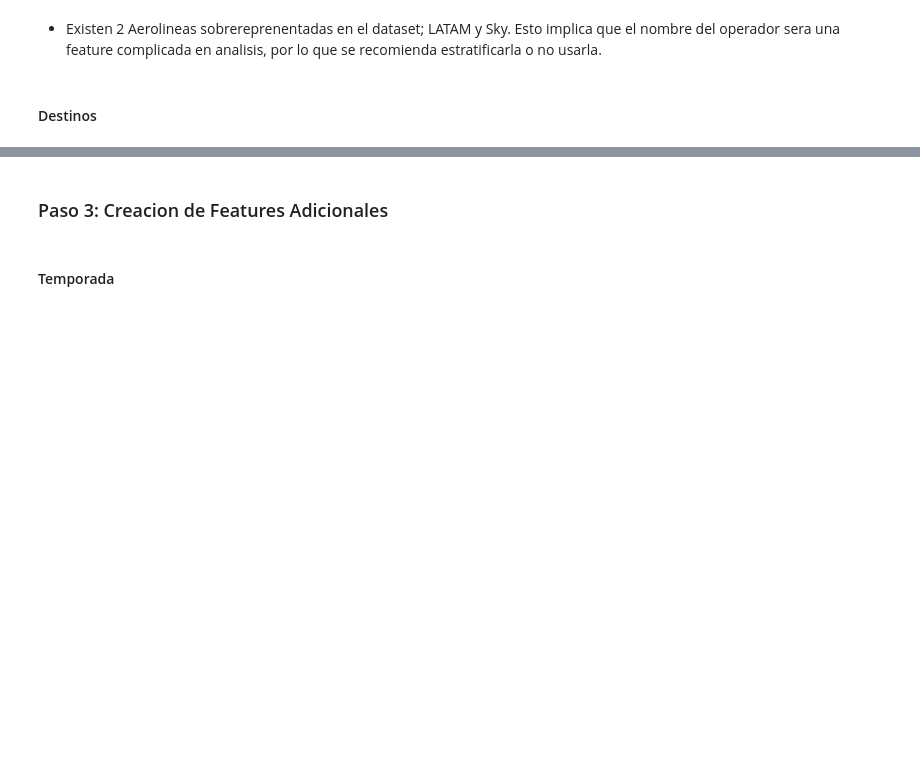
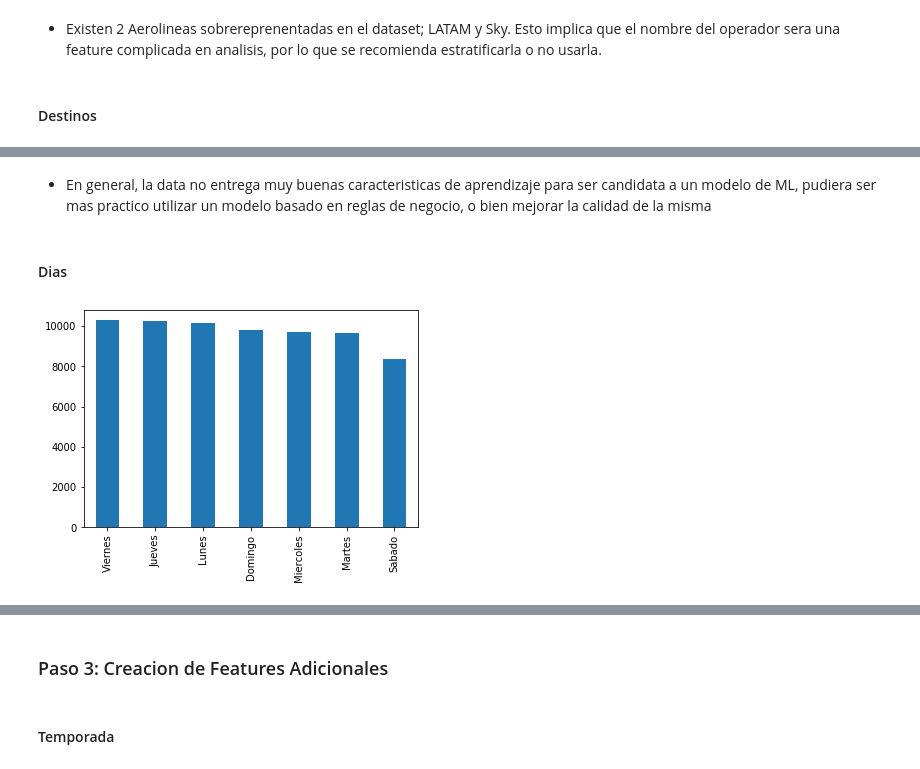
Before and after one commit to razorhedge/latam-ds-challenge, a Jupyter notebook: Notebooks/solution.ipynb, the cells around one changed output, grey strips where cells are left out. Cells and saved outputs as stored; diff of their text form; code cells hidden in the pictures; blank space fills up the shorter version.

```diff
--- a/Notebooks/solution.ipynb
+++ b/Notebooks/solution.ipynb
@@ -84,0 +101,8 @@ matriz_vuelos['Des-O'].value_counts().plot.bar()
+# %% [markdown]
+* En general, la data no entrega muy buenas caracteristicas de aprendizaje para ser candidata a un modelo de ML, pudiera ser mas practico utilizar un modelo basado en reglas de negocio, o bien mejorar la calidad de la misma
+# %% [markdown]
+#### Dias
+# %%
+simple_histogram(matriz_vuelos, 'DIANOM')
+# %% [output]
+[figure, added]
```
Also changed, not shown: parts of 22 cells of this notebook, 2 other files.
